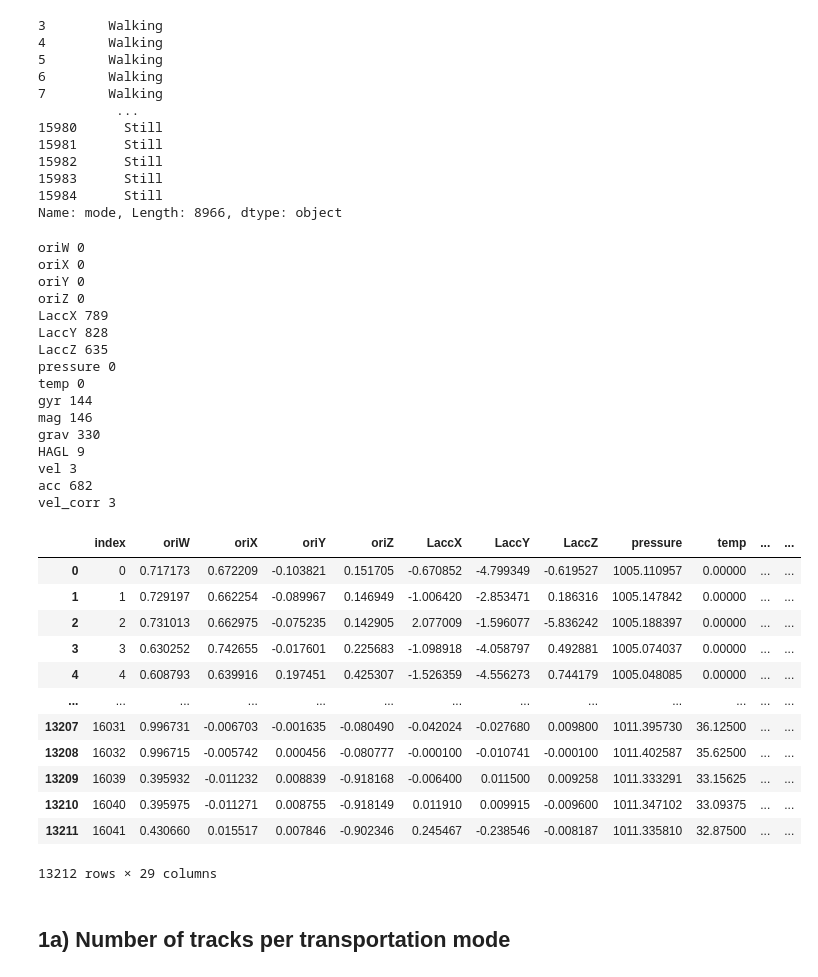
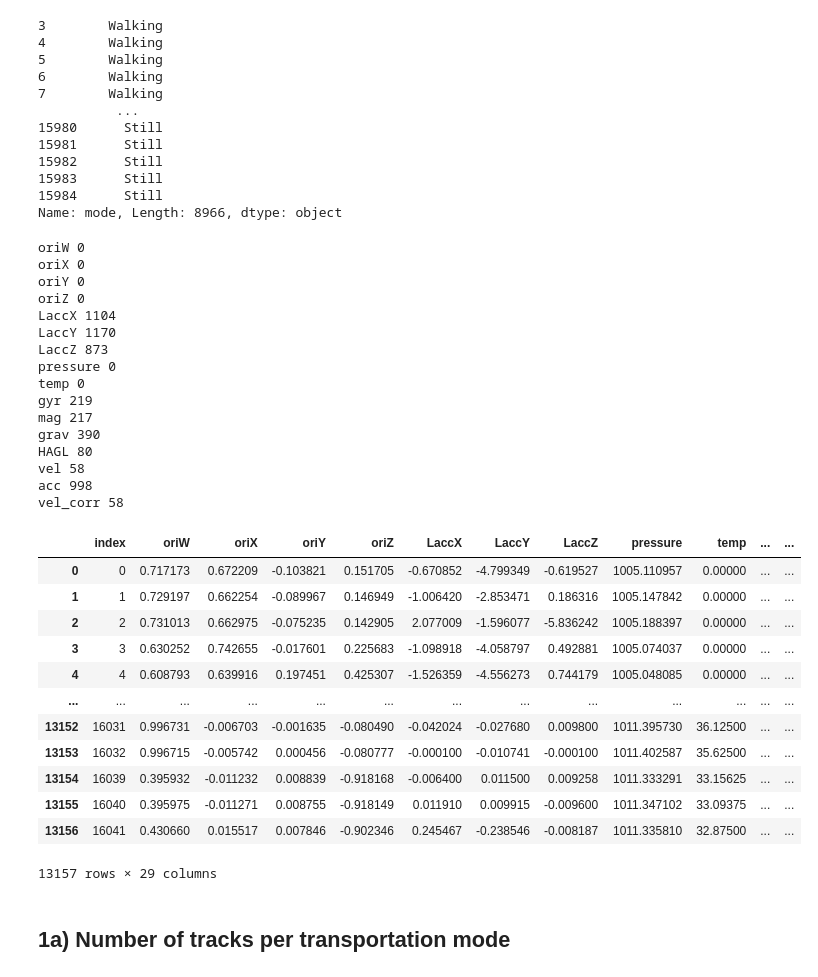
Before and after one commit to Eisoc/MDA0208, a Jupyter notebook: Visualization_I_Xiongzun.ipynb, the cells around one changed output. Cells and saved outputs as stored; diff of their text form; code cells hidden in the pictures.

```diff
--- a/Visualization_I_Xiongzun.ipynb
+++ b/Visualization_I_Xiongzun.ipynb
@@ -124,50 +124,50 @@ gdf1 = gdf_w_unlabel[~((gdf_w_unlabel[var[0]]<(q1-3*IQR)) | (gdf_w_unlabel[var[0
 print(var[0],len(gdf_w_unlabel)-len(gdf1))
 #print outlier in other columns in every loop would the colum in which outliers already filtered right joined to the previous df
 for i in var:
     if i != var[0]:
         q1=gdf_w_unlabel[i].quantile(0.25)
         q3=gdf_w_unlabel[i].quantile(0.75)
         IQR=q3-q1
         preLen = len(gdf_w_unlabel)
-        gdf_m = gdf_w_unlabel[~((gdf_w_unlabel[i]<(q1-4*IQR)) | (gdf_w_unlabel[i]>(q3+4*IQR)))]
+        gdf_m = gdf_w_unlabel[~((gdf_w_unlabel[i]<(q1-3*IQR)) | (gdf_w_unlabel[i]>(q3+3*IQR)))]
         newLen = len(gdf_m)
         gdf1 = gdf1.merge(gdf_m, how='right')
         print(i,preLen-newLen)
 # left join after filtered gdf with preprocessed data at the beginning
 gdf1 = gdf1.merge(gdf,how='left')
 #concatenate the df in which outliers are filtered with those dataframe with unlabelled mode
 gdf_o_outlier = pd.concat([gdf1,gdf_unlabel]).reset_index()
 gdf_o_outlier
 # %% [output]
 oriW 0
 oriX 0
 oriY 0
 oriZ 0
-LaccX 789
-LaccY 828
-LaccZ 635
+LaccX 1104
+LaccY 1170
+LaccZ 873
 pressure 0
 temp 0
-gyr 144
-mag 146
-grav 330
-HAGL 9
-vel 3
-acc 682
-vel_corr 3
+gyr 219
+mag 217
+grav 390
+HAGL 80
+vel 58
+acc 998
+vel_corr 58
 |  | index | oriW | oriX | oriY | oriZ | LaccX | LaccY | LaccZ | pressure | temp | ... | ... |
 | 0 | 0 | 0.717173 | 0.672209 | -0.103821 | 0.151705 | -0.670852 | -4.799349 | -0.619527 | 1005.110957 | 0.00000 | ... | ... |
 | 1 | 1 | 0.729197 | 0.662254 | -0.089967 | 0.146949 | -1.006420 | -2.853471 | 0.186316 | 1005.147842 | 0.00000 | ... | ... |
 | 2 | 2 | 0.731013 | 0.662975 | -0.075235 | 0.142905 | 2.077009 | -1.596077 | -5.836242 | 1005.188397 | 0.00000 | ... | ... |
 | 3 | 3 | 0.630252 | 0.742655 | -0.017601 | 0.225683 | -1.098918 | -4.058797 | 0.492881 | 1005.074037 | 0.00000 | ... | ... |
 | 4 | 4 | 0.608793 | 0.639916 | 0.197451 | 0.425307 | -1.526359 | -4.556273 | 0.744179 | 1005.048085 | 0.00000 | ... | ... |
 | ... | ... | ... | ... | ... | ... | ... | ... | ... | ... | ... | ... | ... |
-| 13207 | 16031 | 0.996731 | -0.006703 | -0.001635 | -0.080490 | -0.042024 | -0.027680 | 0.009800 | 1011.395730 | 36.12500 | ... | ... |
-| 13208 | 16032 | 0.996715 | -0.005742 | 0.000456 | -0.080777 | -0.000100 | -0.010741 | -0.000100 | 1011.402587 | 35.62500 | ... | ... |
-| 13209 | 16039 | 0.395932 | -0.011232 | 0.008839 | -0.918168 | -0.006400 | 0.011500 | 0.009258 | 1011.333291 | 33.15625 | ... | ... |
-| 13210 | 16040 | 0.395975 | -0.011271 | 0.008755 | -0.918149 | 0.011910 | 0.009915 | -0.009600 | 1011.347102 | 33.09375 | ... | ... |
-| 13211 | 16041 | 0.430660 | 0.015517 | 0.007846 | -0.902346 | 0.245467 | -0.238546 | -0.008187 | 1011.335810 | 32.87500 | ... | ... |
+| 13152 | 16031 | 0.996731 | -0.006703 | -0.001635 | -0.080490 | -0.042024 | -0.027680 | 0.009800 | 1011.395730 | 36.12500 | ... | ... |
+| 13153 | 16032 | 0.996715 | -0.005742 | 0.000456 | -0.080777 | -0.000100 | -0.010741 | -0.000100 | 1011.402587 | 35.62500 | ... | ... |
+| 13154 | 16039 | 0.395932 | -0.011232 | 0.008839 | -0.918168 | -0.006400 | 0.011500 | 0.009258 | 1011.333291 | 33.15625 | ... | ... |
+| 13155 | 16040 | 0.395975 | -0.011271 | 0.008755 | -0.918149 | 0.011910 | 0.009915 | -0.009600 | 1011.347102 | 33.09375 | ... | ... |
+| 13156 | 16041 | 0.430660 | 0.015517 | 0.007846 | -0.902346 | 0.245467 | -0.238546 | -0.008187 | 1011.335810 | 32.87500 | ... | ... |
-13212 rows × 29 columns
+13157 rows × 29 columns
 # %% [markdown]
 ## 1a) Number of tracks per transportation mode
 # %%
```
Also changed, not shown: parts of 9 cells of this notebook.
